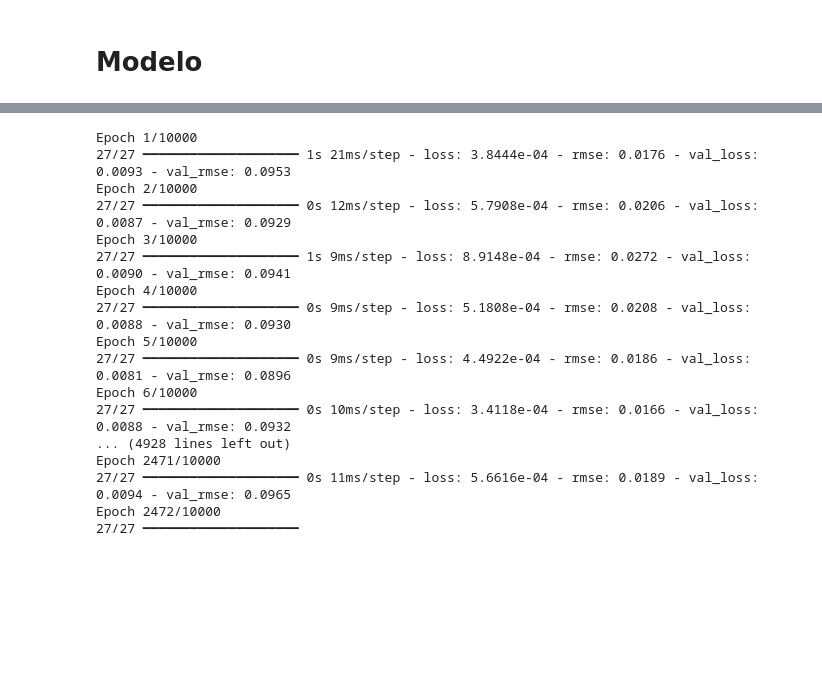
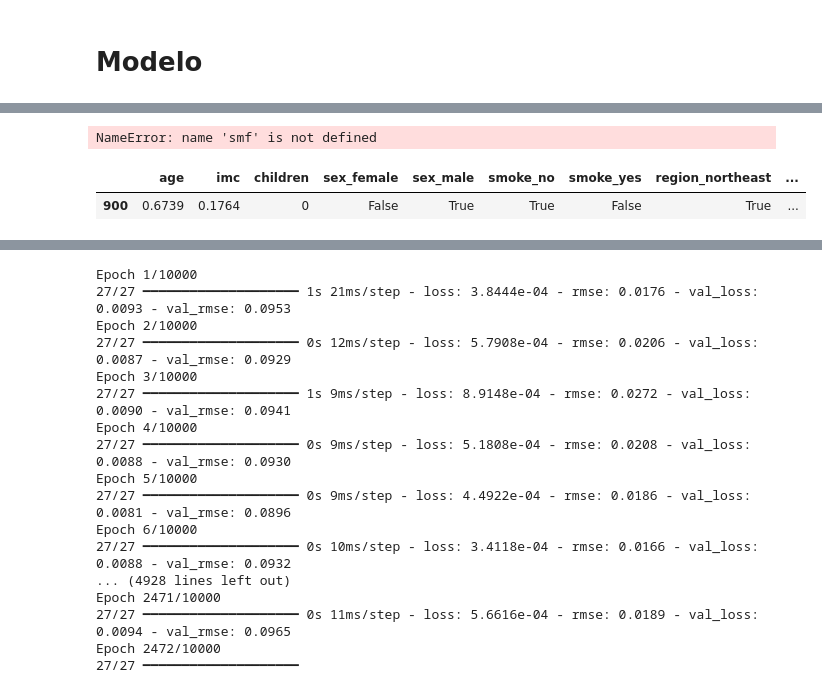
Before and after one commit to gabrieldadcarvalho/neural_network, a Jupyter notebook: projeto/code.ipynb, the cells around one changed output, grey strips where cells are left out. Cells and saved outputs as stored; diff of their text form; code cells hidden in the pictures; blank space fills up the shorter version.

```diff
--- a/projeto/code.ipynb
+++ b/projeto/code.ipynb
@@ -958,0 +1043,14 @@ def rmse(y_true, y_pred):
+# %%
+glm_gamma = smf.glm(
+    formula=formula, data=data, family=families.Gamma(link=families.links.log())
+).fit()
+
+print(glm_gamma.summary())
+# %% [output]
+NameError: name 'smf' is not defined
+# %%
+# Seleciona a primeira linha de X_test pelo índice posicional
+X_test.iloc[[0]]
+# %% [output]
+|  | age | imc | children | sex_female | sex_male | smoke_no | smoke_yes | region_northeast | ... |
+| 900 | 0.6739 | 0.1764 | 0 | False | True | True | False | True | ... |
```
Also changed, not shown: parts of 23 cells of this notebook, 3 other files.
